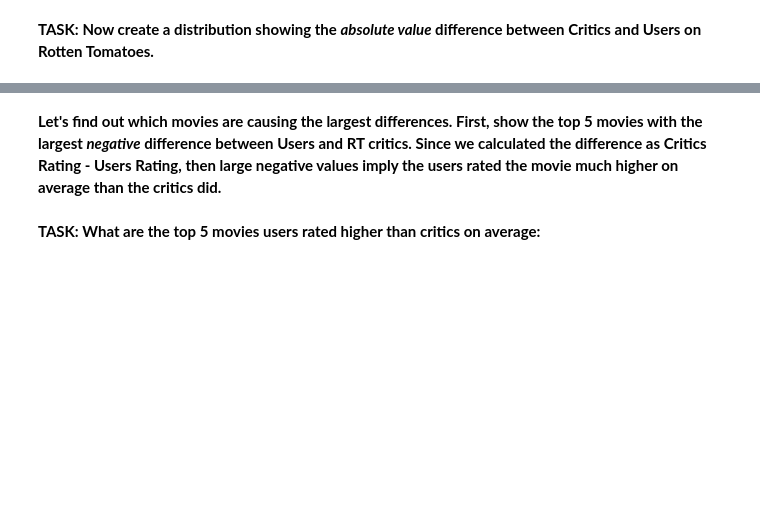
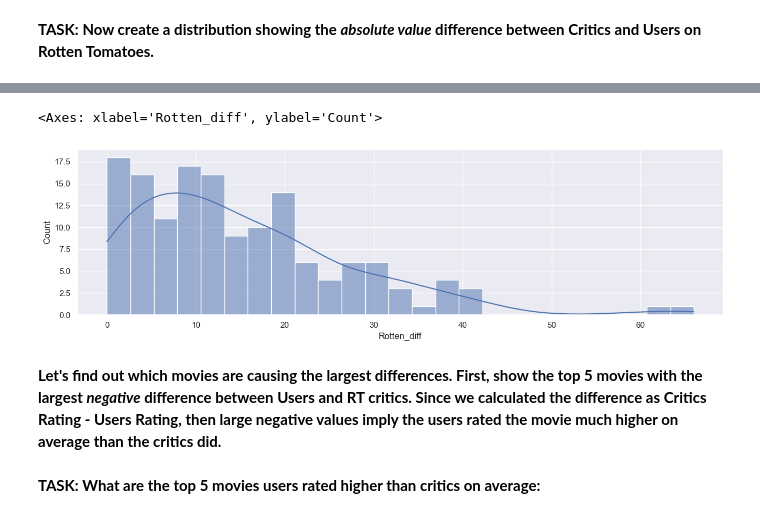
Before and after one commit to RRFteixeira/Python-for-Machine-Learning-and-Data-Science-Masterclass, a Jupyter notebook: 06-Capstone-Project/00-Capstone-Project.ipynb, the cells around one changed output, grey strips where cells are left out. Saved outputs shown, nothing was run; the diff lists cells and outputs as text; code cells hidden in the pictures; blank space fills up the shorter version.

```diff
--- a/06-Capstone-Project/00-Capstone-Project.ipynb
+++ b/06-Capstone-Project/00-Capstone-Project.ipynb
@@ -457,3 +331,8 @@ Text(0.5, 1.0, 'histplot with kde')
+# %%
+sns.histplot(all_sites['Rotten_diff'].abs(), kde= True, bins=25)
+# %% [output]
+<Axes: xlabel='Rotten_diff', ylabel='Count'>
+[figure, added]
 # %% [markdown]
 **Let's find out which movies are causing the largest differences. First, show the top 5 movies with the largest *negative* difference between Users and RT critics. Since we calculated the difference as Critics Rating - Users Rating, then large negative values imply the users rated the movie much higher on average than the critics did.**
 # %% [markdown]
```
Also changed, not shown: parts of 89 cells of this notebook.
